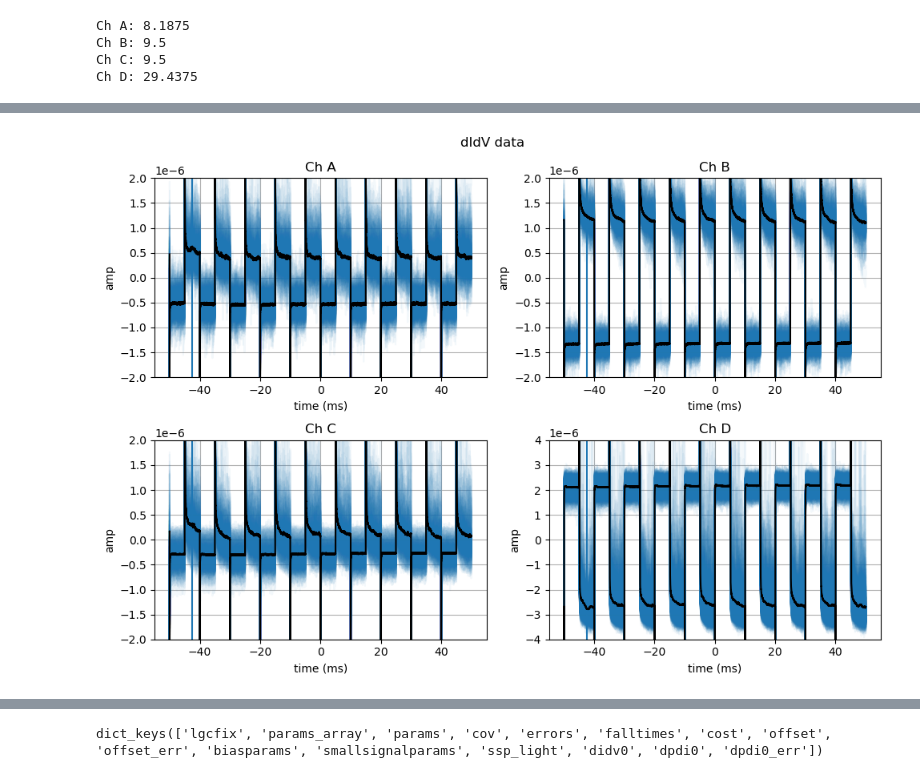
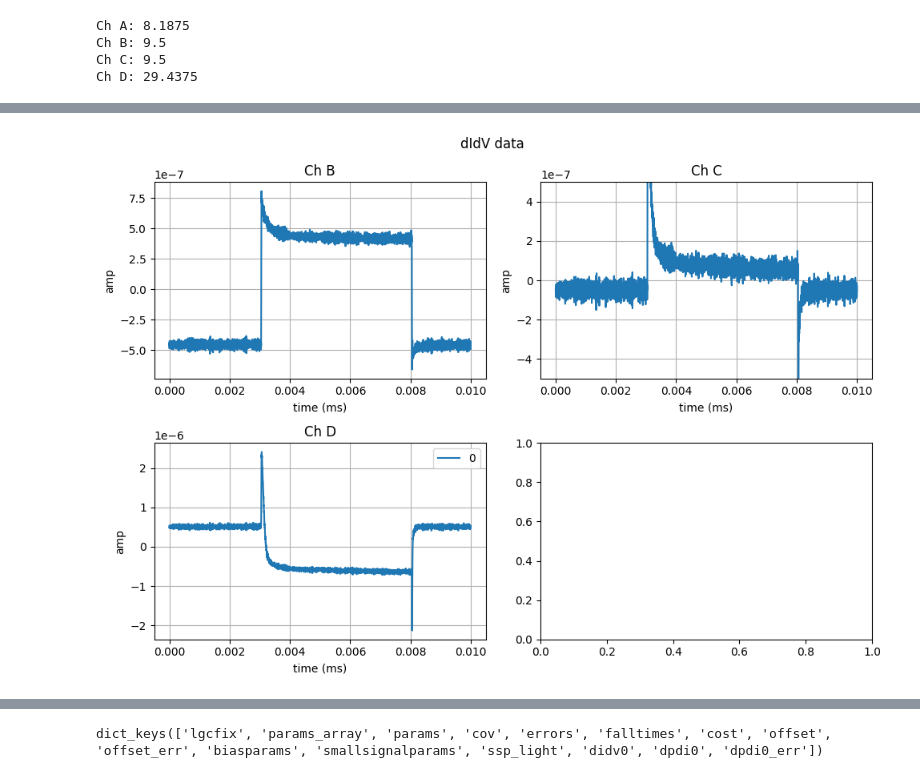
Before and after one commit to tamu-edu/tes_noise, a Jupyter notebook: dIdV.ipynb, the cells around one changed output, grey strips where cells are left out. Drawn from its saved outputs; the diff is of its cells as text; code cells hidden in the pictures.

```diff
--- a/dIdV.ipynb
+++ b/dIdV.ipynb
@@ -53,9 +55,11 @@ from picoscopedata import PicoscopeData
 
 # config dict
 drive_path = folder_base + f'/Run{runnum}/dIdV Data'
-channels = 'ABCD'
+channels = 'BCD'
 glob_pattern = drive_path + '/' + runname + '*' + '/*.csv'
 print(glob_pattern)
 
-didv = PicoscopeData(runname, drive_path, idx = range(64*16), vertical_stack = True, glob_pattern = glob_pattern, row_avg = 1, throw_nans = True)
+#didv = PicoscopeData(runname, drive_path, idx = range(64*10), vertical_stack = True, glob_pattern = glob_pattern, row_avg = 1, throw_nans = True)
+# single file
+didv = PicoscopeData(runname, drive_path, glob_pattern = glob_pattern, row_avg = 1, throw_nans = True)
 # %% [output]
@@ -223,12 +225,13 @@ for i, (c, ax) in enumerate(zip(channels, axs.flatten())):
     ax.set_xlabel('time (ms)')
     ax.set_title(f'Ch {c}')
 
-    ax.plot(didv.ts*1e3, didv(c)[5])
+    #ax.plot(didv.ts*1e3, didv(c)[5])
     #ax.plot(didv.ts*1e3, didv('H')/10, alpha = 0.2)
     # for i in range(10):
     #     ax.axvline(didv.ts[2500 + i*10_000]*1e3)
     #     ax.axvline(didv.ts[7500 + i*10_000]*1e3)
-    ax.plot(didv.ts*1e3, didv(c).mean(axis=0))
+    #ax.plot(didv.ts*1e3, didv(c).mean(axis=0))
+    ax.plot(didv.ts[:100_000]*1e3, didv(c)[:100_000])
     #ax.set_ylim(-1e-6, 1e-6)
     #ax.plot(didv1.ts*1e3, didv1(c))
 
@@ -238,31 +251,49 @@ fig.tight_layout()
 # %%
 # plot DIDV data
 numrows = (1+len(channels))//2
 
 
 fig, axs = plt.subplots(nrows = numrows, ncols = 2, figsize = (10,3.5*numrows))
 
 fig.suptitle('dIdV data')
 
 
 for i, (c, ax) in enumerate(zip(channels, axs.flatten())):
-
     ax.grid()
     ax.set_ylabel('amp')
     ax.set_xlabel('time (ms)')
     ax.set_title(f'Ch {c}')
 
-    for t in didv(c):
-        ax.plot(didv.ts*1e3, t, alpha = 0.05, color = 'C0')
-    #ax.plot(didv.ts*1e3, didv('H')/10, alpha = 0.2)
-    ax.axvline(didv.ts[7500]*1e3)
-    ax.plot(didv.ts*1e3, didv(c).mean(axis=0), color = 'k')
-    ax.set_ylim(-2e-6*(2 if c == 'D' else 1), 2e-6*(2 if c == 'D' else 1))
+    #data_arr = didv(c)
+    #tvals = didv.ts
+    Nrow = 10_000
+    tvals = didv.ts[:Nrow]
+
+    for j in range(1):
+        data_arr = np.reshape(didv(c)[:-4], (-1, Nrow))[100*j:100*(j+1)]
+
+        if 0:
+            for t in data_arr:
+                ax.plot(tvals*1e3, t, alpha = 0.05, color = 'C0')
+        ax.plot(tvals*1e3, data_arr.mean(axis=0), label = j)
+
+    if c == 'D':
+        pass
+        ax.legend()
+    elif c == 'C':
+        ax.set_ylim(-5e-7, 5e-7)
+
+    #data_arr -= np.expand_dims(data_arr.mean(axis = 1), 1)
+
+
+    #ax.plot(tvals*1e3, didv('H')/10, alpha = 0.2)
+    #ax.axvline(tvals[7500]*1e3)
+    #ax.set_ylim(-2e-6*(2 if c == 'D' else 1), 2e-6*(2 if c == 'D' else 1))
     #ax.plot(didv1.ts*1e3, didv1(c))
 
 fig.tight_layout()
 # %% [output]
-[figure, old version]
+[figure, new version]
 # %%
 ff = np.round(1/((np.diff(didv.ts)).mean()))
 freq = 100
```
Also changed, not shown: parts of 43 cells of this notebook, 5 other files.
